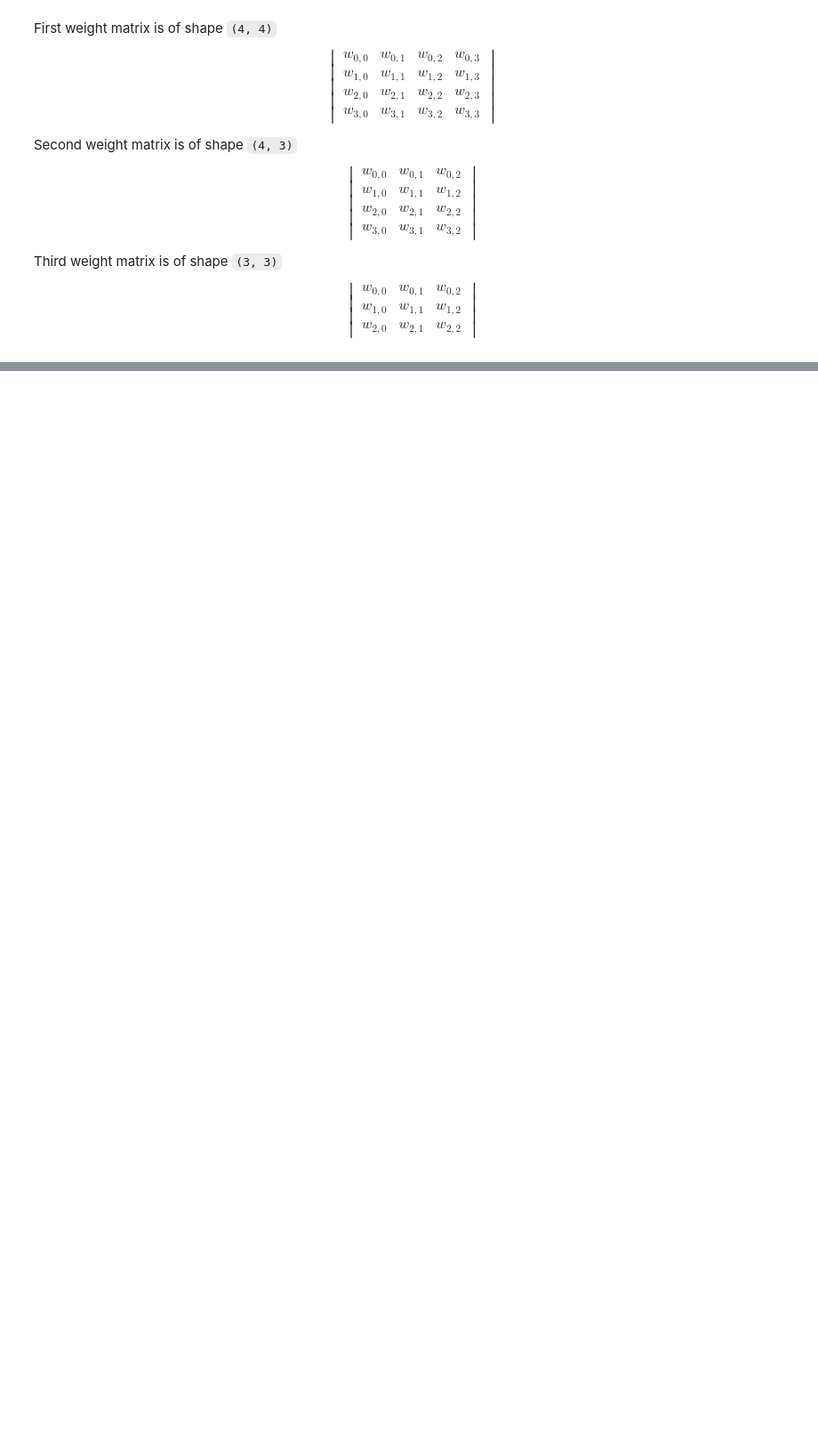
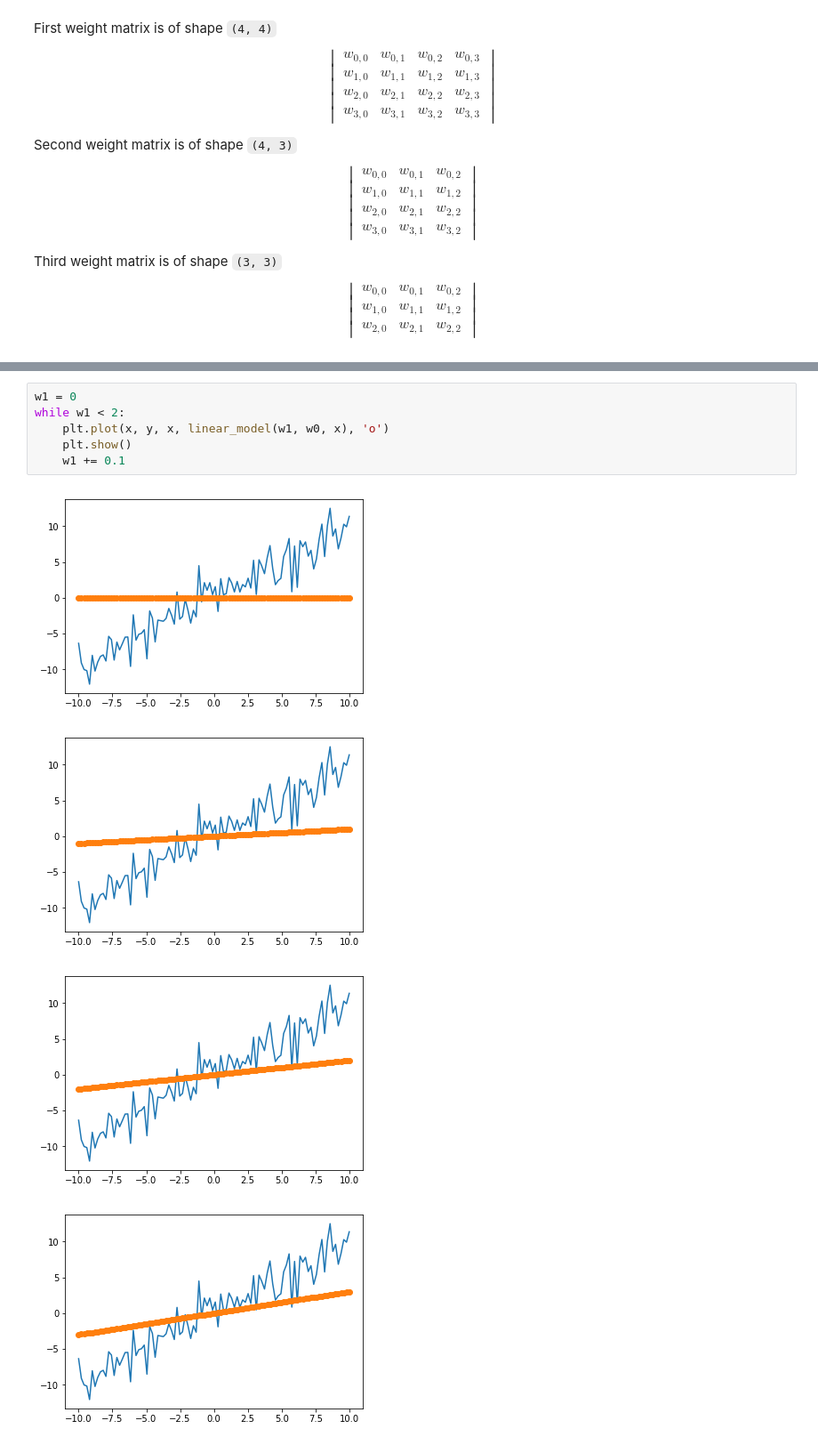
Before and after one commit to calvinfeng/gonotebook, a Jupyter notebook: neural_net/notebooks/neural_network.ipynb, the cells around one changed output, grey strips where cells are left out. Shown: that part at 89% size. Drawn from its saved outputs; the diff is of its cells as text; blank space fills up the shorter version.

```diff
--- a/neural_net/notebooks/neural_network.ipynb
+++ b/neural_net/notebooks/neural_network.ipynb
@@ -225,0 +261,11 @@ Final output:
+# %%
+w1 = 0
+while w1 < 2:
+    plt.plot(x, y, x, linear_model(w1, w0, x), 'o')
+    plt.show()
+    w1 += 0.1
+# %% [output]
+[figure, added]
+[figure, added]
+[figure, added]
+[figure, added]
```
Also changed, not shown: parts of 11 cells of this notebook.
